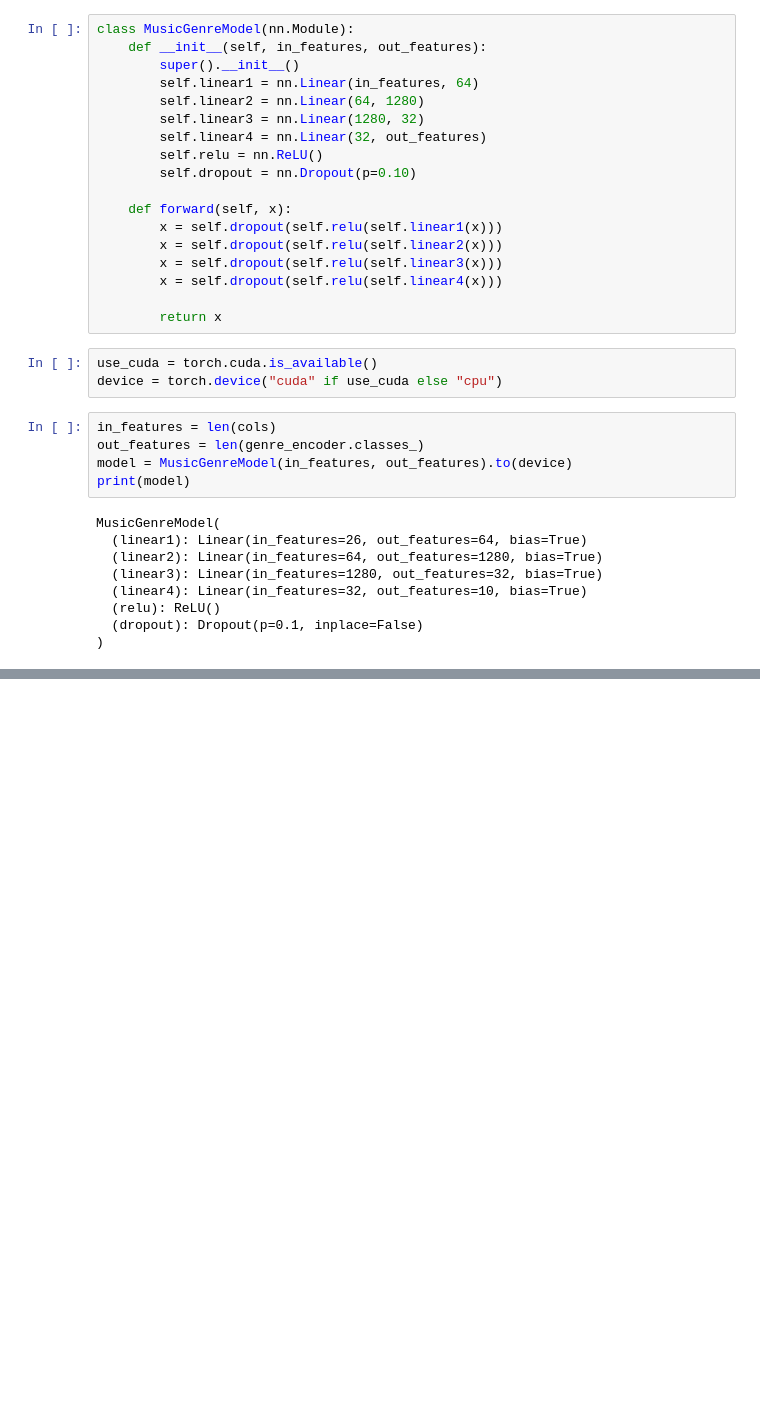
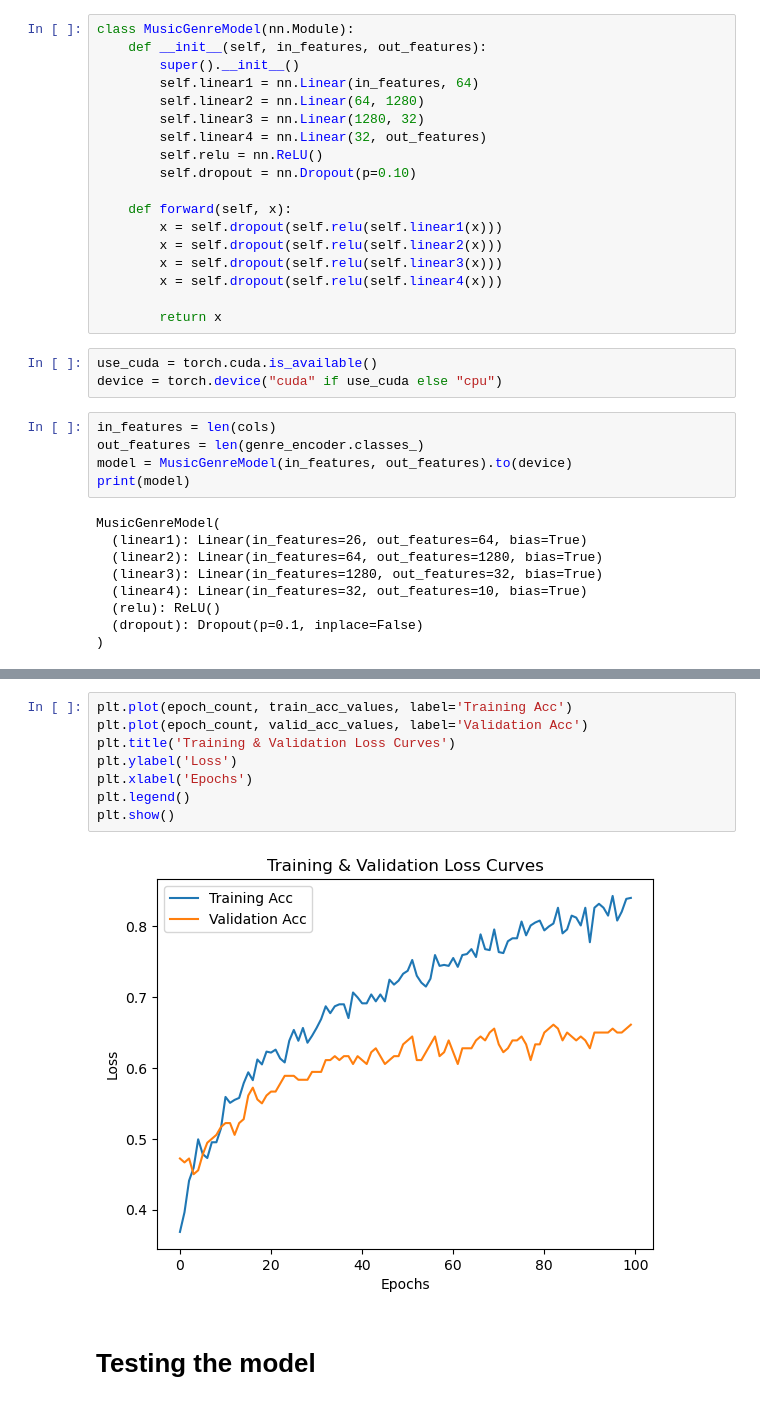
Before and after one commit to pratikpv/music_genre_classification, a Jupyter notebook: music_genre_classification.ipynb, the cells around one changed output, grey strips where cells are left out. Saved outputs shown, nothing was run; the diff lists cells and outputs as text; blank space fills up the shorter version.

```diff
--- a/music_genre_classification.ipynb
+++ b/music_genre_classification.ipynb
@@ -255,0 +342,12 @@ MusicGenreModel(
+# %%
+plt.plot(epoch_count, train_acc_values, label='Training Acc')
+plt.plot(epoch_count, valid_acc_values, label='Validation Acc')
+plt.title('Training & Validation Loss Curves')
+plt.ylabel('Loss')
+plt.xlabel('Epochs')
+plt.legend()
+plt.show()
+# %% [output]
+[figure, added]
+# %% [markdown]
+# Testing the model
```
Also changed, not shown: parts of 8 cells of this notebook.
